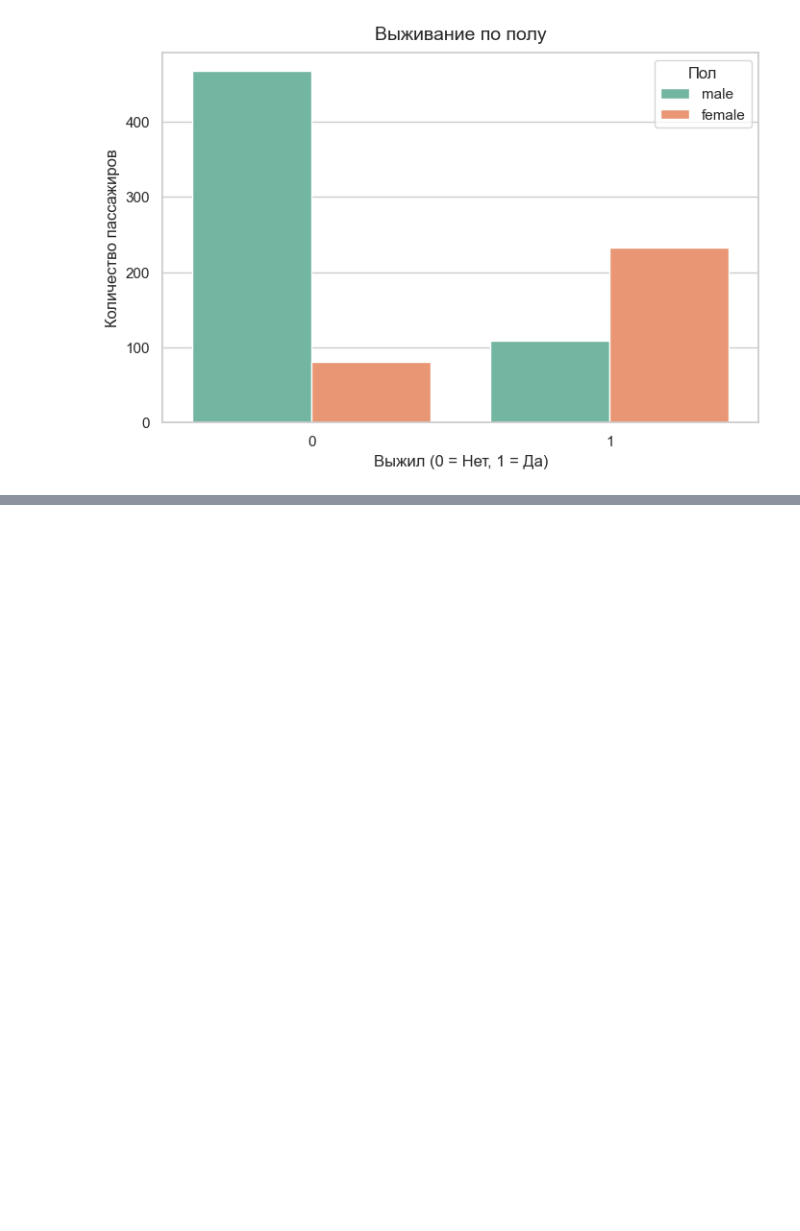
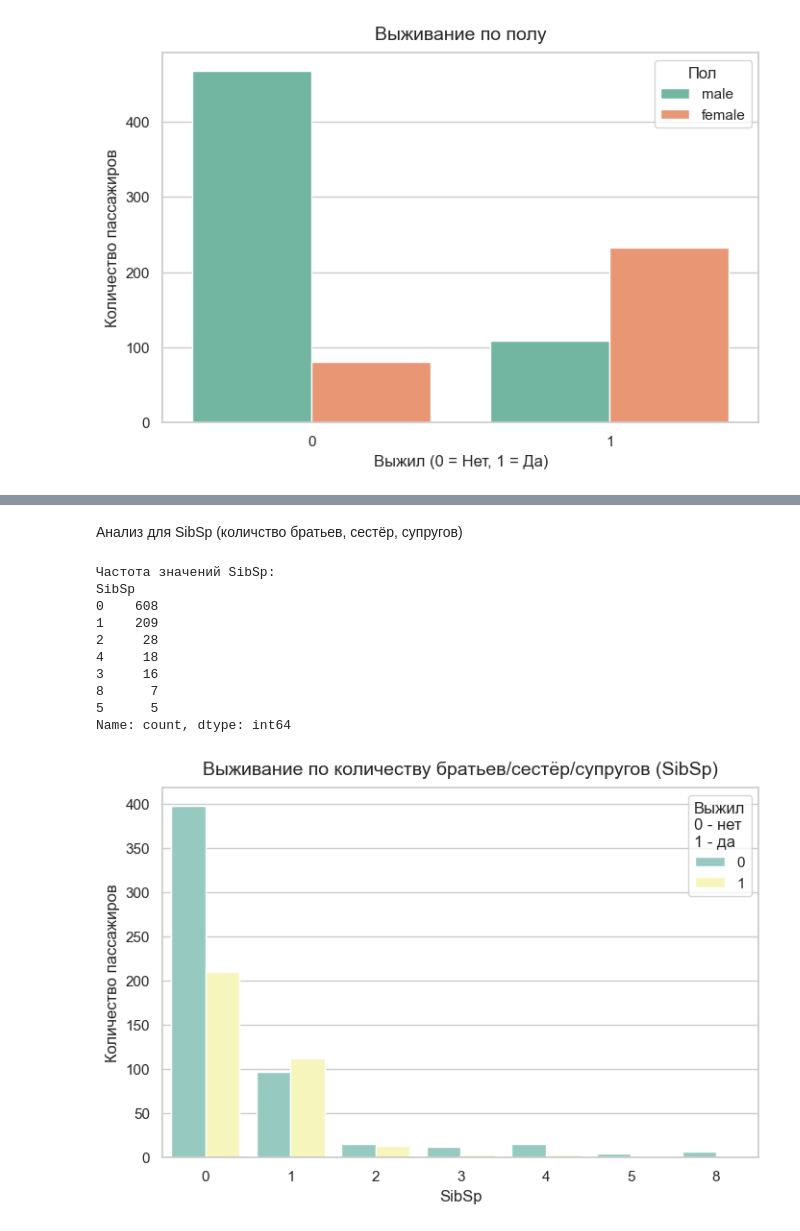
Before and after one commit to nafaniaa/titanic_project, a Jupyter notebook: notebooks/main.ipynb, the cells around one changed output, grey strips where cells are left out. Saved outputs shown, nothing was run; the diff lists cells and outputs as text; code cells hidden in the pictures; blank space fills up the shorter version.

```diff
--- a/notebooks/main.ipynb
+++ b/notebooks/main.ipynb
@@ -172,0 +204,25 @@ plt.show()
+# %% [markdown]
+Анализ для SibSp (количство братьев, сестёр, супругов)
+# %%
+print('Частота значений SibSp:')
+print(train_df['SibSp'].value_counts())
+plt.figure(figsize=(8,5))
+sns.countplot(x='SibSp', hue = 'Survived', data = train_df, palette = 'Set3')
+plt.title('Выживание по количеству братьев/сестёр/супругов (SibSp)', fontsize=14, pad=10)
+plt.xlabel('SibSp', fontsize=12)
+plt.ylabel('Количество пассажиров', fontsize=12)
+plt.legend(title='Выжил\n0 - нет\n1 - да', loc='upper right')
+plt.savefig('../figures/survival_by_sibsp.png', dpi=300, bbox_inches='tight')
+plt.show()
+# %% [output]
+Частота значений SibSp:
+SibSp
+0    608
+1    209
+2     28
+4     18
+3     16
+8      7
+5      5
+Name: count, dtype: int64
+[figure, added]
```
Also changed, not shown: parts of 5 cells of this notebook, 2 other files.
